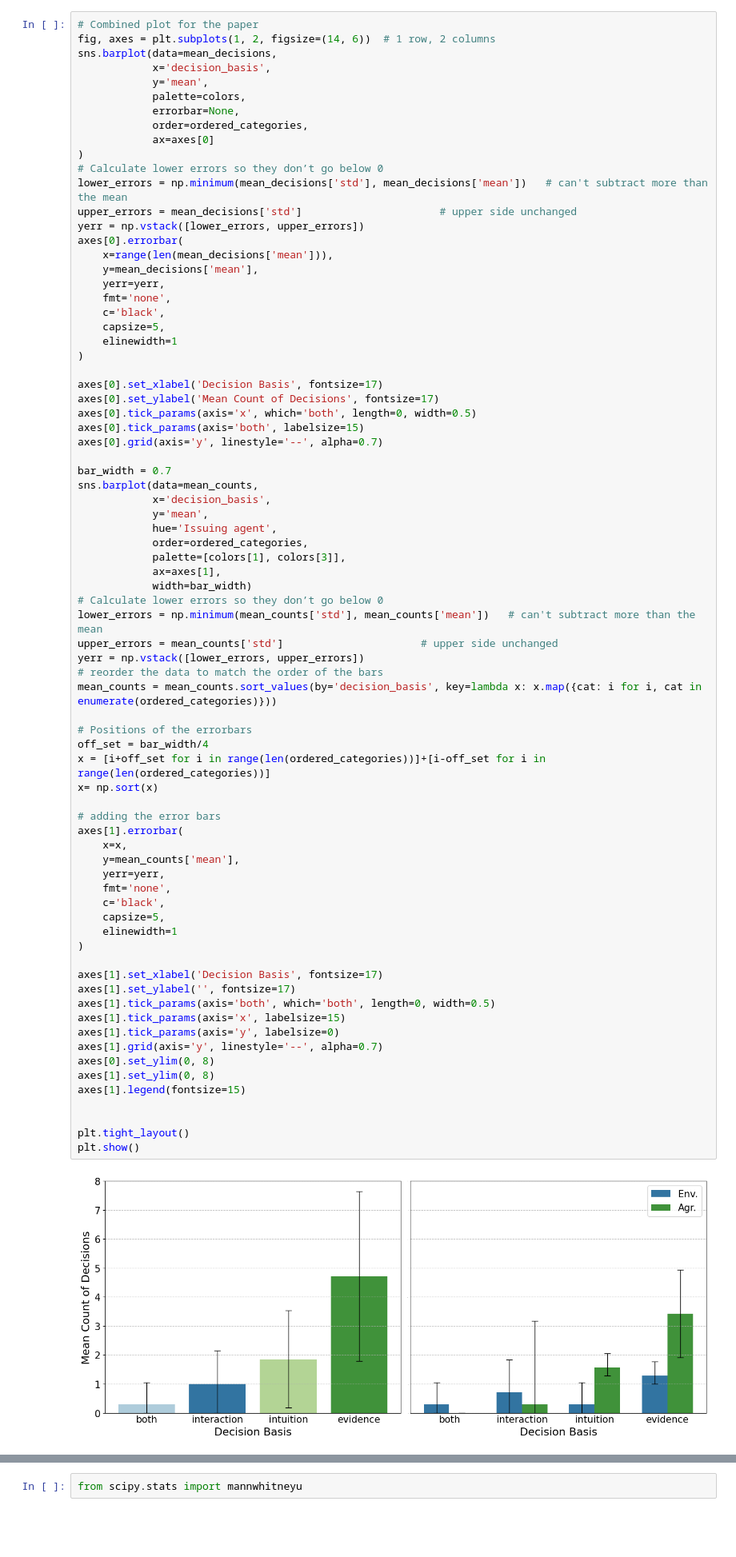
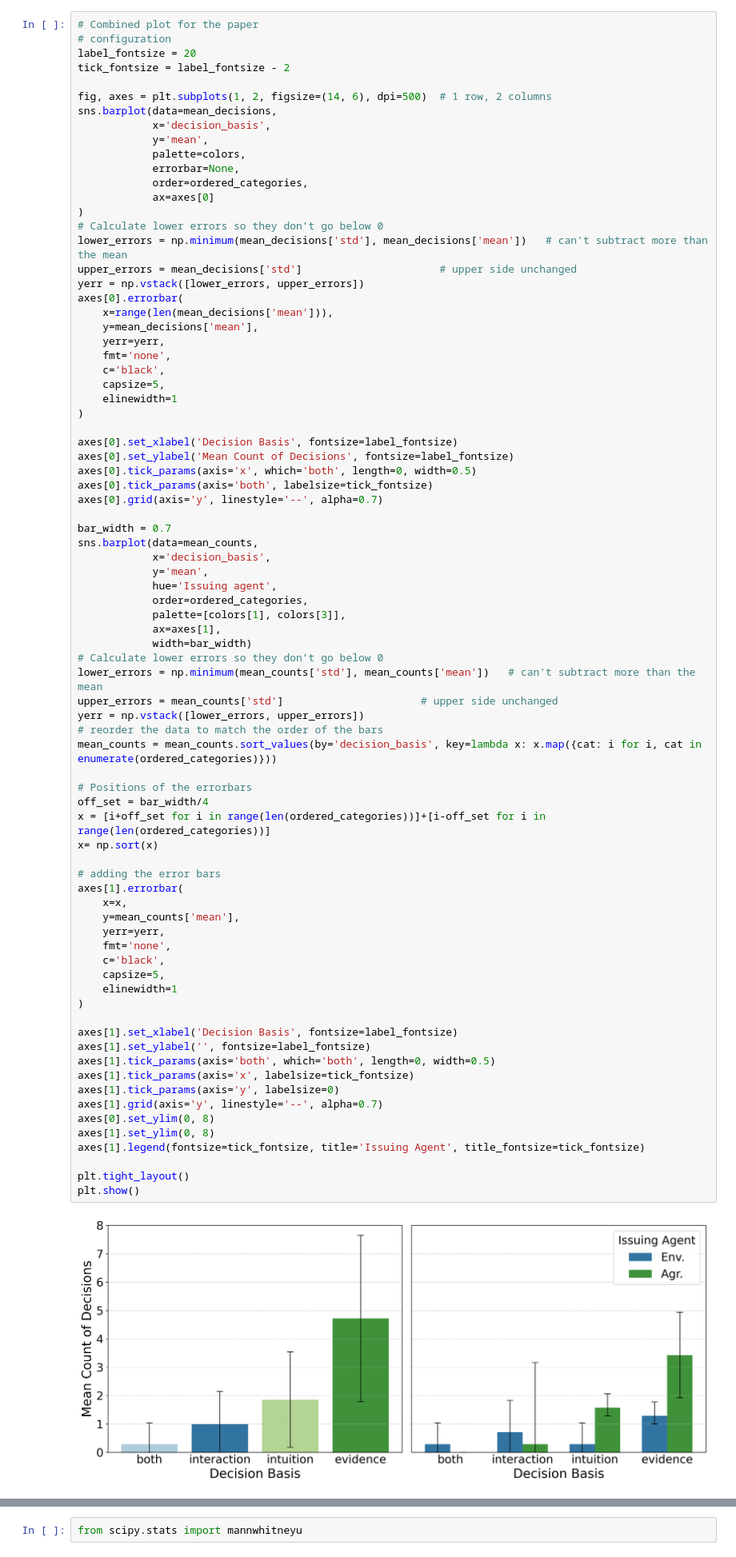
Before and after one commit to giava90/games-and-policy-effectivness, a Jupyter notebook: key_stats_and_rank_correlation_analysis.ipynb, the cells around one changed output, grey strips where cells are left out. Shown at 80% size. Cells and saved outputs as stored; diff of their text form; blank space fills up the shorter version.

```diff
--- a/key_stats_and_rank_correlation_analysis.ipynb
+++ b/key_stats_and_rank_correlation_analysis.ipynb
@@ -178,7 +178,11 @@ mean_counts["Issuing agent"] = mean_counts["Issuing agent"].replace(
 )
 # %%
 # Combined plot for the paper
-fig, axes = plt.subplots(1, 2, figsize=(14, 6))  # 1 row, 2 columns
+# configuration
+label_fontsize = 20
+tick_fontsize = label_fontsize - 2
+
+fig, axes = plt.subplots(1, 2, figsize=(14, 6), dpi=500)  # 1 row, 2 columns
 sns.barplot(data=mean_decisions,
             x='decision_basis',
             y='mean',
@@ -201,10 +205,10 @@ axes[0].errorbar(
     elinewidth=1
 )
 
-axes[0].set_xlabel('Decision Basis', fontsize=17)
-axes[0].set_ylabel('Mean Count of Decisions', fontsize=17)
+axes[0].set_xlabel('Decision Basis', fontsize=label_fontsize)
+axes[0].set_ylabel('Mean Count of Decisions', fontsize=label_fontsize)
 axes[0].tick_params(axis='x', which='both', length=0, width=0.5)
-axes[0].tick_params(axis='both', labelsize=15)
+axes[0].tick_params(axis='both', labelsize=tick_fontsize)
 axes[0].grid(axis='y', linestyle='--', alpha=0.7)
 
 bar_width = 0.7
@@ -221,39 +225,38 @@ lower_errors = np.minimum(mean_counts['std'], mean_counts['mean'])   # can't sub
 upper_errors = mean_counts['std']                      # upper side unchanged
 yerr = np.vstack([lower_errors, upper_errors])
 # reorder the data to match the order of the bars
 mean_counts = mean_counts.sort_values(by='decision_basis', key=lambda x: x.map({cat: i for i, cat in enumerate(ordered_categories)}))
 
 # Positions of the errorbars
 off_set = bar_width/4
 x = [i+off_set for i in range(len(ordered_categories))]+[i-off_set for i in range(len(ordered_categories))]
 x= np.sort(x)
 
 # adding the error bars
 axes[1].errorbar(
     x=x,
     y=mean_counts['mean'],
     yerr=yerr,
     fmt='none',
     c='black',
     capsize=5,
     elinewidth=1
 )
 
-axes[1].set_xlabel('Decision Basis', fontsize=17)
-axes[1].set_ylabel('', fontsize=17)
+axes[1].set_xlabel('Decision Basis', fontsize=label_fontsize)
+axes[1].set_ylabel('', fontsize=label_fontsize)
 axes[1].tick_params(axis='both', which='both', length=0, width=0.5)
-axes[1].tick_params(axis='x', labelsize=15)
+axes[1].tick_params(axis='x', labelsize=tick_fontsize)
 axes[1].tick_params(axis='y', labelsize=0)
 axes[1].grid(axis='y', linestyle='--', alpha=0.7)
 axes[0].set_ylim(0, 8)
 axes[1].set_ylim(0, 8)
-axes[1].legend(fontsize=15)
-
+axes[1].legend(fontsize=tick_fontsize, title='Issuing Agent', title_fontsize=tick_fontsize)
 
 plt.tight_layout()
 plt.show()
 # %% [output]
-[figure, old version]
+[figure, new version]
 # %%
 policy_long = policies.melt(id_vars=['GameID', 'Round', 'Issuing agent', 'target_group', 'policy type', 'decision_basis'],
                             value_vars=['target_land_use_1', 'target_land_use_2', 'target_land_use_3', 'target_land_use_4'],
```
Also changed, not shown: parts of 1 cell of this notebook.
